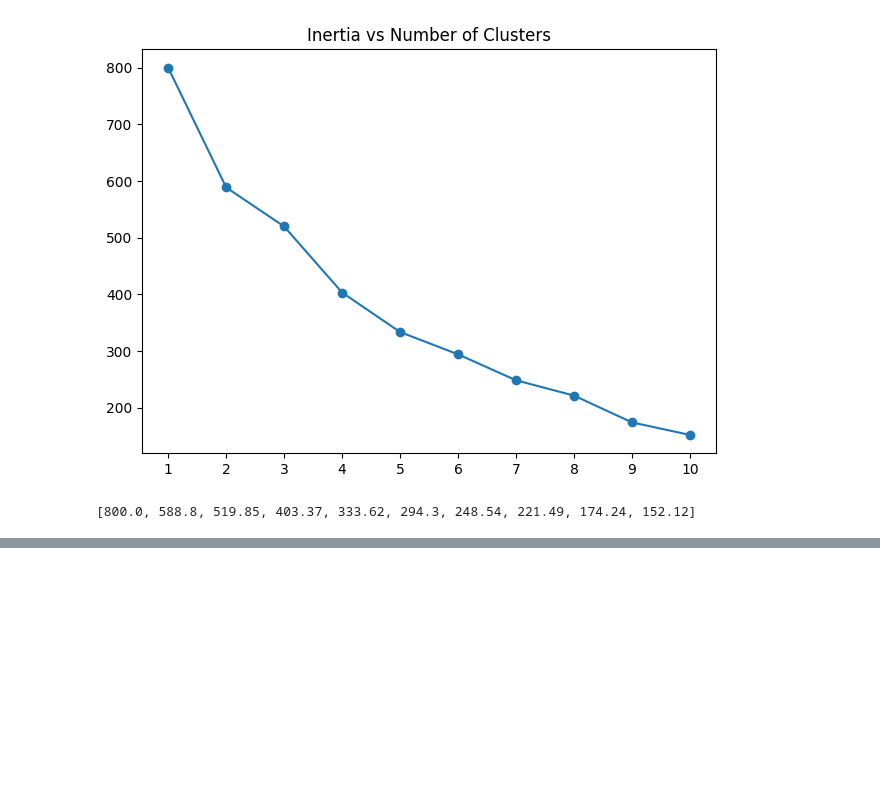
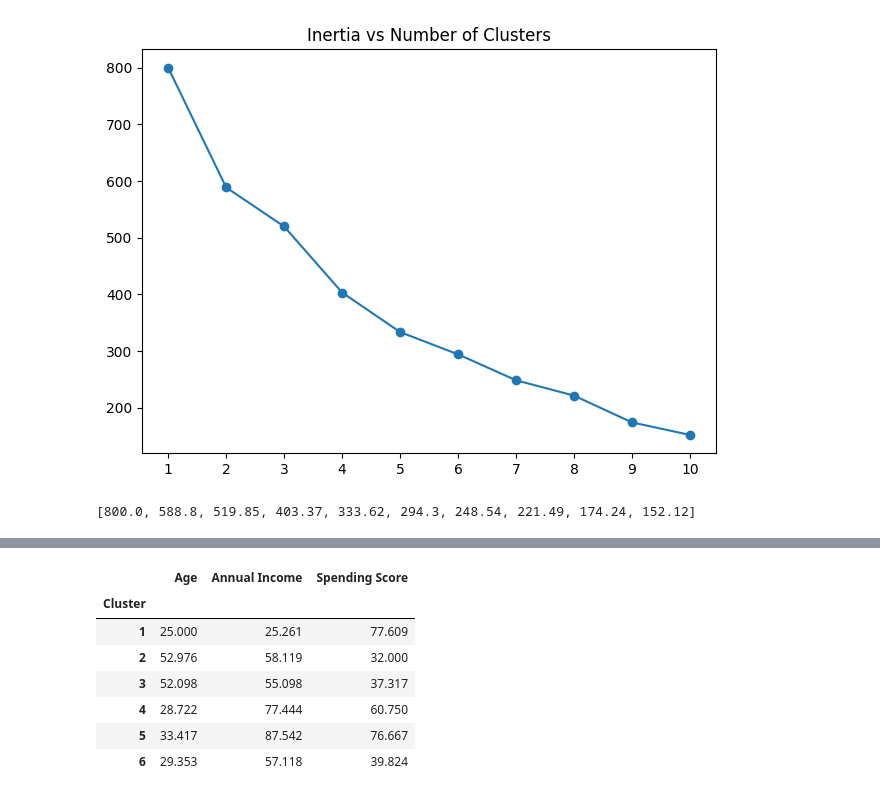
Before and after one commit to Krzesimir13/DataQuest, a Jupyter notebook: k-means.ipynb, the cells around one changed output, grey strips where cells are left out. Saved outputs shown, nothing was run; the diff lists cells and outputs as text; code cells hidden in the pictures; blank space fills up the shorter version.

```diff
--- a/k-means.ipynb
+++ b/k-means.ipynb
@@ -466,0 +467,13 @@ plot_elbow_curve(scaled_customers)
+# %%
+numeric_columns = ['Age', 'Annual Income', 'Spending Score']
+
+customers.groupby('Cluster')[numeric_columns].mean()
+# %% [output]
+|  | Age | Annual Income | Spending Score |
+| Cluster |  |  |  |
+| 1 | 25.000 | 25.261 | 77.609 |
+| 2 | 52.976 | 58.119 | 32.000 |
+| 3 | 52.098 | 55.098 | 37.317 |
+| 4 | 28.722 | 77.444 | 60.750 |
+| 5 | 33.417 | 87.542 | 76.667 |
+| 6 | 29.353 | 57.118 | 39.824 |
```
Also changed, not shown: parts of 10 cells of this notebook.
